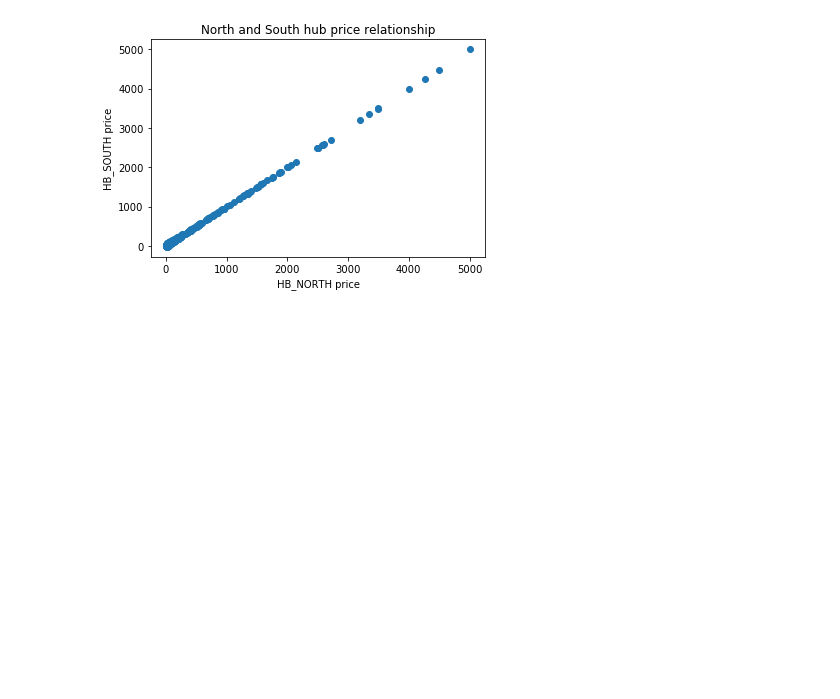
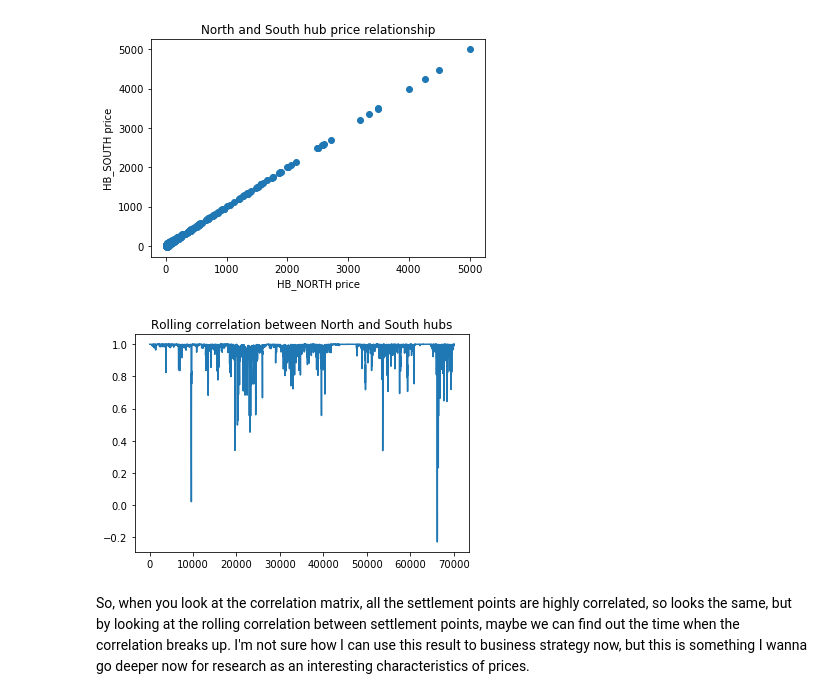
Before and after one commit to yukikitayama/cquant, a Jupyter notebook: main.ipynb, the cells around one changed output. Drawn from its saved outputs; the diff is of its cells as text; code cells hidden in the pictures; blank space fills up the shorter version.

Commit message:
added result to the last bonus

```diff
--- a/main.ipynb
+++ b/main.ipynb
@@ -754,3 +754,17 @@ plt.title('North and South hub price relationship')
 plt.show()
 # %% [output]
 [figure]
+# %%
+tmp_2 = tmp[['HB_NORTH', 'HB_SOUTH']]
+tmp_2 = tmp_2.rolling(24).corr()
+tmp_2 = tmp_2.reset_index()
+tmp_2 = tmp_2.loc[tmp_2['SettlementPoint'] == 'HB_SOUTH']
+tmp_2 = tmp_2.dropna()
+
+plt.plot(tmp_2['HB_NORTH'])
+plt.title('Rolling correlation between North and South hubs')
+plt.show()
+# %% [output]
+[figure, added]
+# %% [markdown]
+So, when you look at the correlation matrix, all the settlement points are highly correlated, so looks the same, but by looking at the rolling correlation between settlement points, maybe we can find out the time when the correlation breaks up. I'm not sure how I can use this result to business strategy now, but this is something I wanna go deeper now for research as an interesting characteristics of prices.
```
